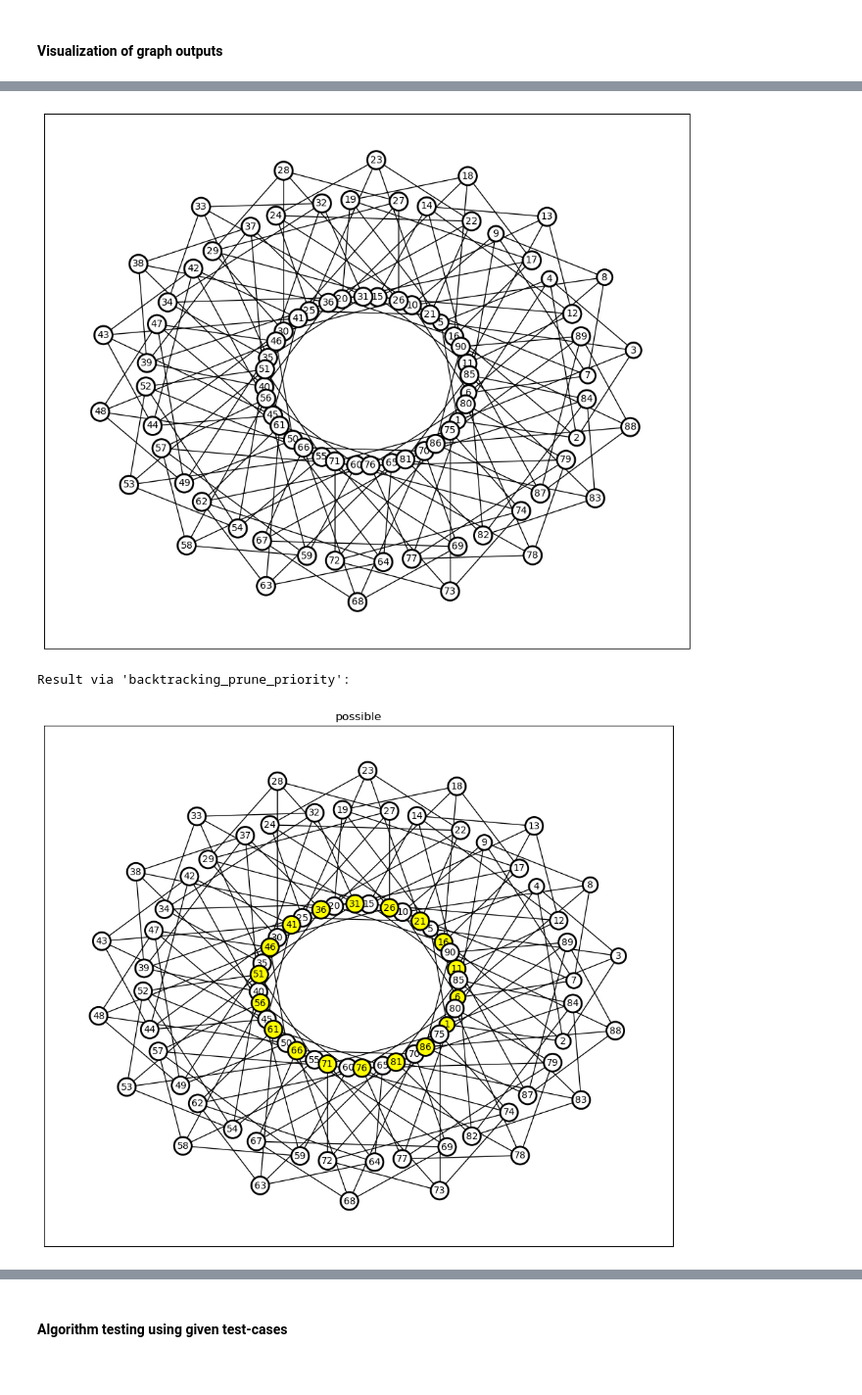
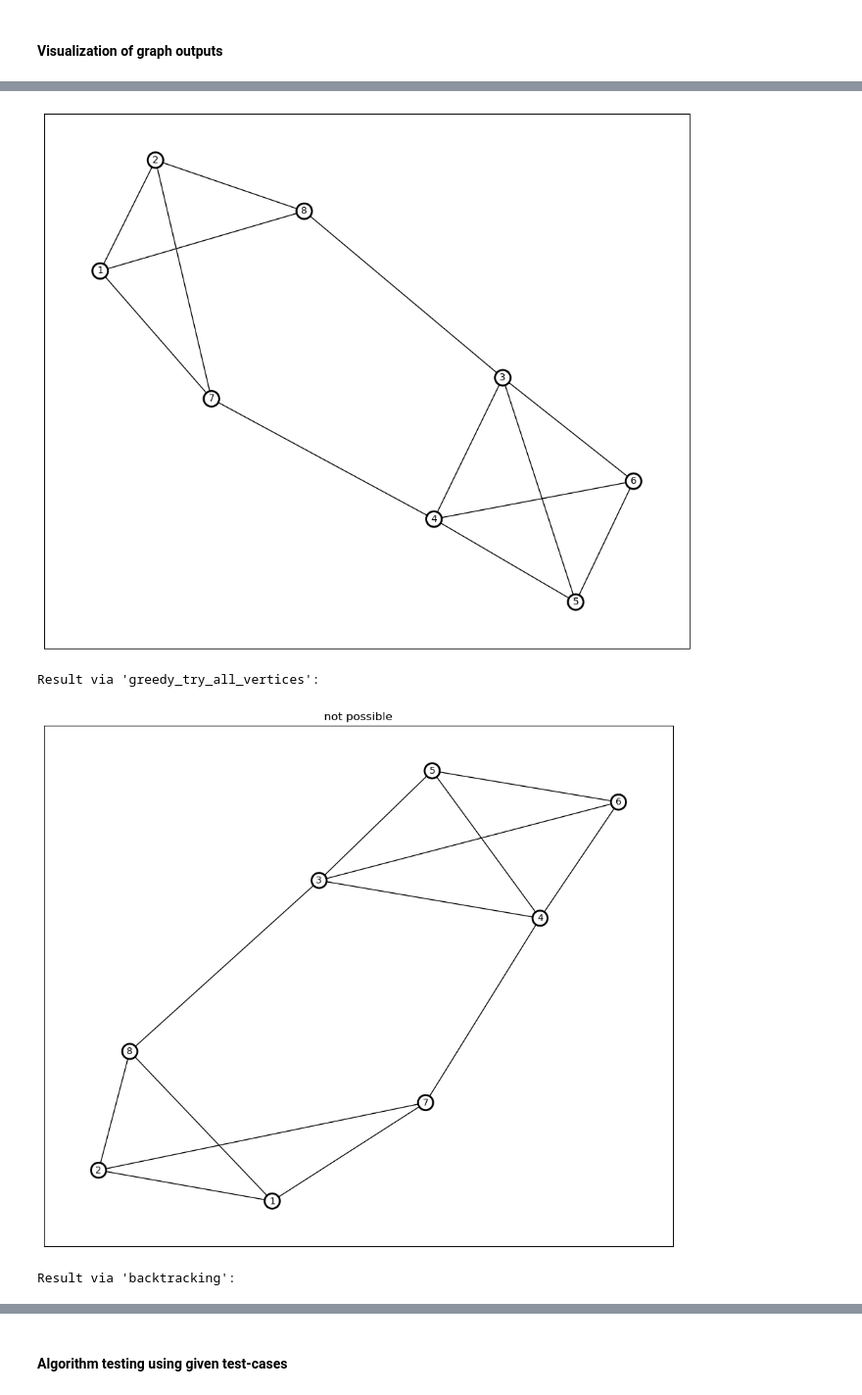
Before and after one commit to mikolajhilgert/jads-alg-project, a Jupyter notebook: DSA.ipynb, the cells around one changed output, grey strips where cells are left out. Shown at 98% size. Cells and saved outputs as stored; diff of their text form; code cells hidden in the pictures.

```diff
--- a/DSA.ipynb
+++ b/DSA.ipynb
@@ -26,7 +26,7 @@ class Graph:
         self.n = n
         self.m = m
         self.k = k
-        self.adjacency_list = {i : set() for i in range(n)}
+        self.adjacency_list = [set() for _ in range(n)]
 
     @classmethod
     def from_file(cls, file_path) -> None:
@@ -66,18 +66,17 @@ class Graph:
         def adjacency_list_to_matrix(adjacency_list):
             adjacency_matrix = [[False] * self.n for _ in range(self.n)]
 
-            for vertex, neighbors in adjacency_list.items():
+            for vertex, neighbors in enumerate(adjacency_list):
                 for neighbor in neighbors:
-                    adjacency_matrix[vertex][neighbor] = 1
-                    adjacency_matrix[neighbor][vertex] = 1
+                    adjacency_matrix[vertex][neighbor] = True
+                    adjacency_matrix[neighbor][vertex] = True
 
-            # return adj matrix as numpy array
             return np.array(adjacency_matrix)
 
         # Create graph from adjacency matrix
         G = nx.from_numpy_matrix(adjacency_list_to_matrix(self.adjacency_list))
 
-        pos = nx.kamada_kawai_layout(G)
+        pos = nx.spring_layout(G)
 
         # Draw the graph
         fig, ax = plt.subplots(figsize=(12, 10))
@@ -116,9 +115,9 @@ class Graph:
         result = algorithm(self)
         # Create independent set based on algorithm output
         independent_set = [] if result is None else result
-        vertex_colors = [i in independent_set for i in range(self.n)]
+        coloured_vertices = [i in independent_set for i in range(self.n)]
 
-        self.draw_graph(vertex_colors)
+        self.draw_graph(coloured_vertices)
 # %%
 def test_algorithm(algorithm, exclude_long = False) -> None:
     '''Test algorithm against all given cases
@@ -286,13 +311,29 @@ def backtracking_prune_priority(graph):
+# %%
+def greedy_try_all_vertices(graph):
+    k = graph.k
+    n = graph.n
+    # problem is we dont consider what would happen if we DONT add to the set
+    # -> greedy, as we dont think about the global
+    for vertex in range(n):
+        my_is = {vertex}
+        for other_vertex in range(n):
+            if not any(i in graph.adjacency_list[other_vertex] for i in my_is):
+                my_is.add(other_vertex)
+        if len(my_is) >= k:
+            return my_is
+    return None
 # %% [markdown]
 #### Visualization of graph outputs
 # %%
-graph = Graph.from_file('samples/big_5.in')
+graph = Graph.from_file('samples/extra_1.in')
 
 print("Raw Graph:")
 graph.draw_graph()
-graph.validate_and_show_bins(backtracking_prune_priority)
+graph.validate_and_show_bins(greedy_try_all_vertices)
+graph.validate_and_show_bins(backtracking)
 # %% [output]
 Raw Graph:
-[figure, old version]
+[figure, new version]
-Result via 'backtracking_prune_priority':
+Result via 'greedy_try_all_vertices':
-[figure, old version]
+[figure, new version]
+Result via 'backtracking':
```
Also changed, not shown: parts of 7 cells of this notebook.
